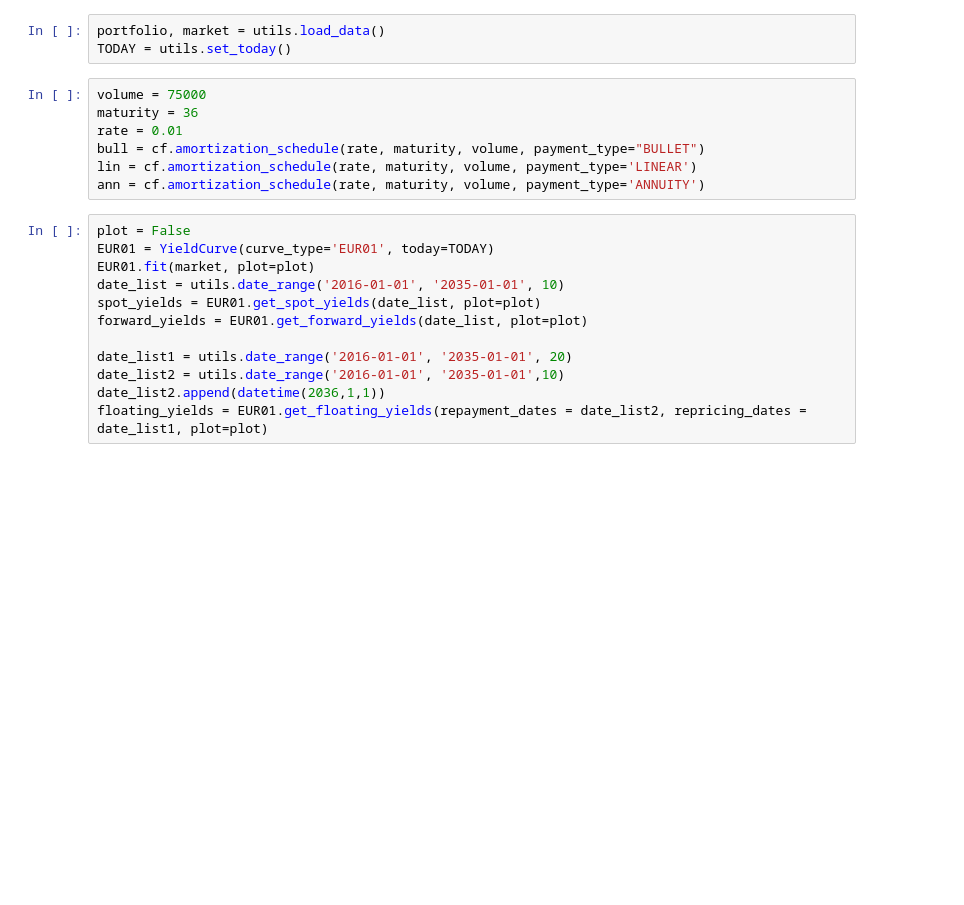
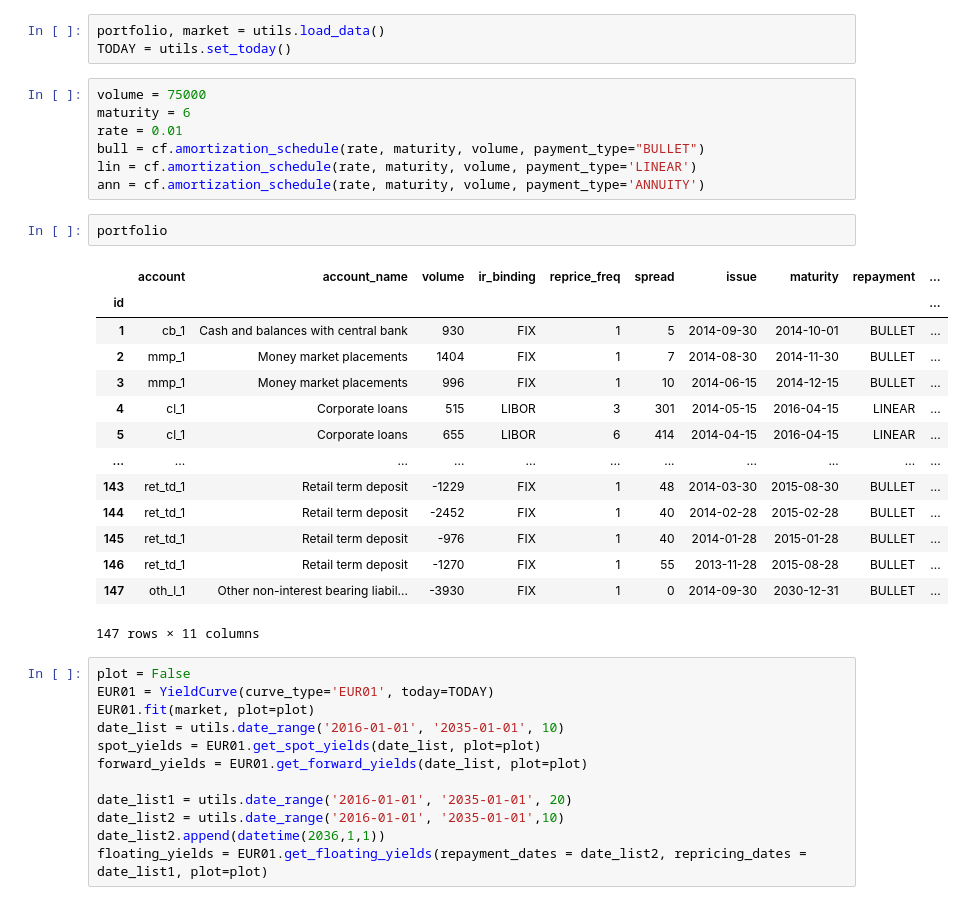
Before and after one commit to gsmyridis/ALM, a Jupyter notebook: exps.ipynb, the cells around one changed output. Cells and saved outputs as stored; diff of their text form; blank space fills up the shorter version.

```diff
--- a/exps.ipynb
+++ b/exps.ipynb
@@ -13,11 +13,28 @@ portfolio, market = utils.load_data()
 TODAY = utils.set_today()
 # %%
 volume = 75000
-maturity = 36
+maturity = 6
 rate = 0.01
 bull = cf.amortization_schedule(rate, maturity, volume, payment_type="BULLET")
 lin = cf.amortization_schedule(rate, maturity, volume, payment_type='LINEAR')
 ann = cf.amortization_schedule(rate, maturity, volume, payment_type='ANNUITY')
+# %%
+portfolio
+# %% [output]
+|  | account | account_name | volume | ir_binding | reprice_freq | spread | issue | maturity | repayment | ... |
+| id |  |  |  |  |  |  |  |  |  | ... |
+| 1 | cb_1 | Cash and balances with central bank | 930 | FIX | 1 | 5 | 2014-09-30 | 2014-10-01 | BULLET | ... |
+| 2 | mmp_1 | Money market placements | 1404 | FIX | 1 | 7 | 2014-08-30 | 2014-11-30 | BULLET | ... |
+| 3 | mmp_1 | Money market placements | 996 | FIX | 1 | 10 | 2014-06-15 | 2014-12-15 | BULLET | ... |
+| 4 | cl_1 | Corporate loans | 515 | LIBOR | 3 | 301 | 2014-05-15 | 2016-04-15 | LINEAR | ... |
+| 5 | cl_1 | Corporate loans | 655 | LIBOR | 6 | 414 | 2014-04-15 | 2016-04-15 | LINEAR | ... |
+| ... | ... | ... | ... | ... | ... | ... | ... | ... | ... | ... |
+| 143 | ret_td_1 | Retail term deposit | -1229 | FIX | 1 | 48 | 2014-03-30 | 2015-08-30 | BULLET | ... |
+| 144 | ret_td_1 | Retail term deposit | -2452 | FIX | 1 | 40 | 2014-02-28 | 2015-02-28 | BULLET | ... |
+| 145 | ret_td_1 | Retail term deposit | -976 | FIX | 1 | 40 | 2014-01-28 | 2015-01-28 | BULLET | ... |
+| 146 | ret_td_1 | Retail term deposit | -1270 | FIX | 1 | 55 | 2013-11-28 | 2015-08-28 | BULLET | ... |
+| 147 | oth_l_1 | Other non-interest bearing liabil... | -3930 | FIX | 1 | 0 | 2014-09-30 | 2030-12-31 | BULLET | ... |
+147 rows × 11 columns
 # %%
 plot = False
 EUR01 = YieldCurve(curve_type='EUR01', today=TODAY)
```
